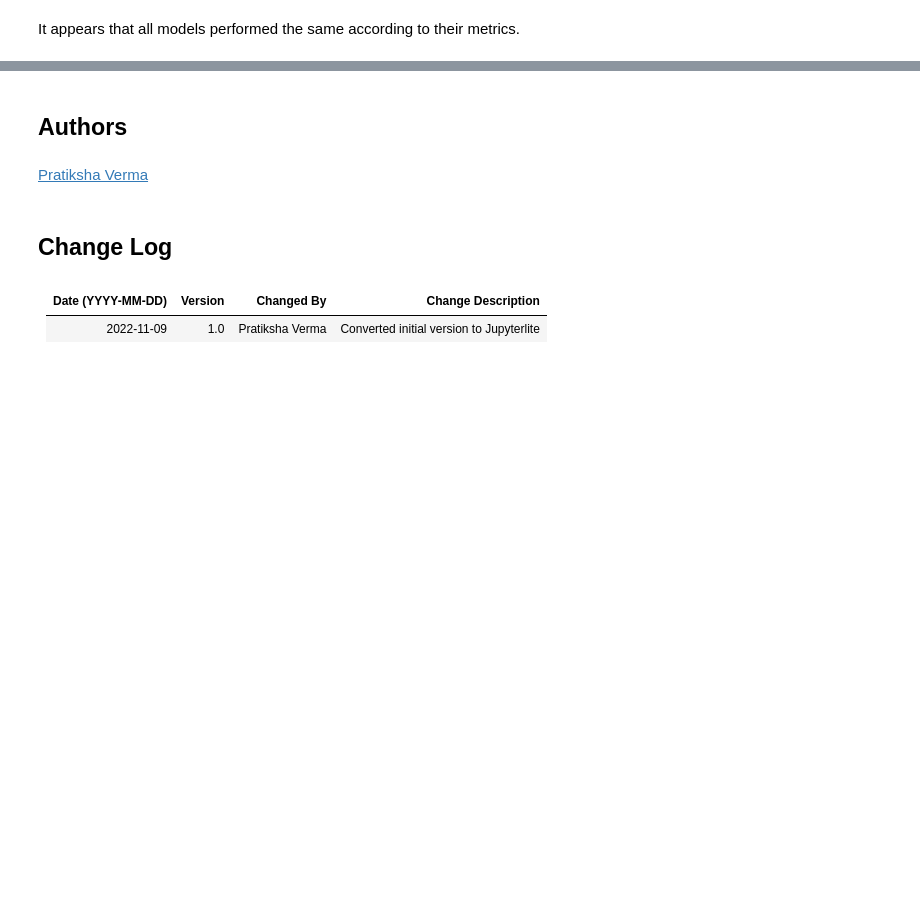
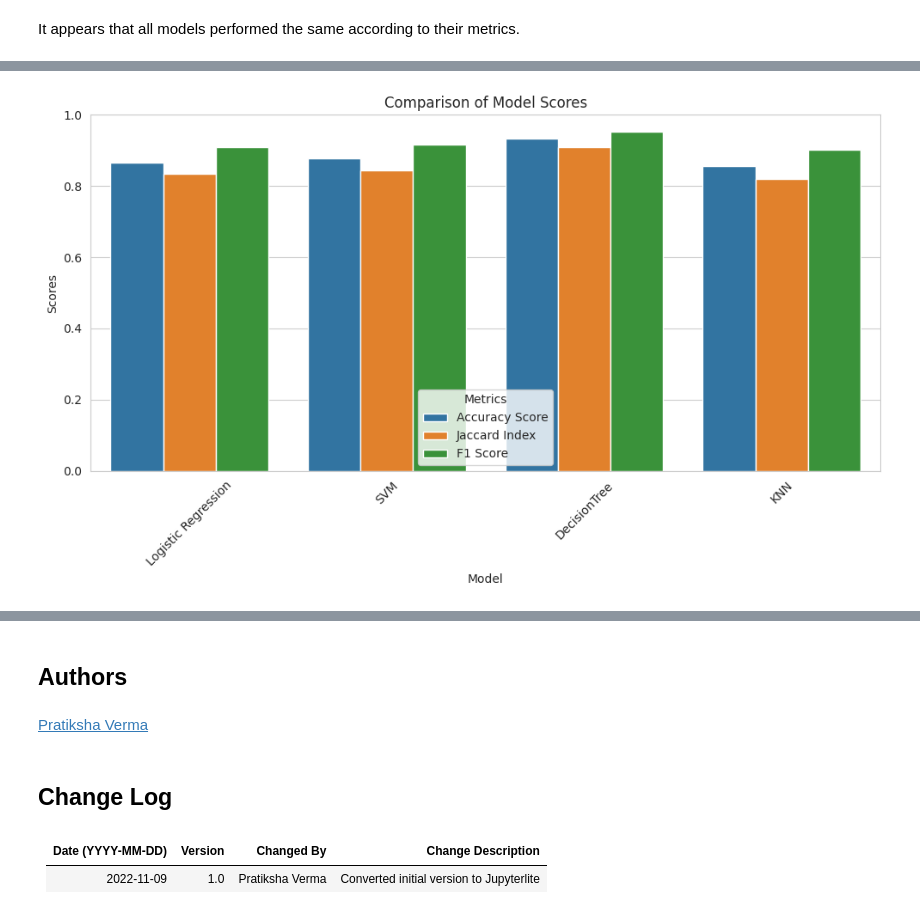
Before and after one commit to Edy-Blau/Applied_Data_Science_Capstone, a Jupyter notebook: SpaceX_Machine Learning Prediction_Part_5.ipynb, the cells around one changed output, grey strips where cells are left out. Cells and saved outputs as stored; diff of their text form; code cells hidden in the pictures; blank space fills up the shorter version.

```diff
--- a/SpaceX_Machine Learning Prediction_Part_5.ipynb
+++ b/SpaceX_Machine Learning Prediction_Part_5.ipynb
@@ -397,2 +399,17 @@ Report
 # %% [markdown]
 It appears that all models performed the same according to their metrics.
+# %%
+# generate a report with metrics using the whole dataset
+Report_All_Data = pd.DataFrame({
+    'Model': ['Logistic Regression', 'SVM', 'DecisionTree', 'KNN'],
+    'Accuracy Score': [logreg_cv.score(X,Y), svm_cv.score(X,Y), tree_cv.score(X,Y), knn_cv.score(X,Y)],
+    'Jaccard Index' : [jaccard_score(Y, logreg_cv.predict(X)),
+                       jaccard_score(Y, svm_cv.predict(X)),
+                       jaccard_score(Y, tree_cv.predict(X)),
+                       jaccard_score(Y, knn_cv.predict(X))],
+    'F1 Score': [f1_score(Y, logreg_cv.predict(X)),
+                f1_score(Y, svm_cv.predict(X)),
+                f1_score(Y, tree_cv.predict(X)),
+                f1_score(Y, knn_cv.predict(X))]
+})
+Report_All_Data
@@ -398,0 +422,16 @@ It appears that all models performed the same according to their metrics.
+# %%
+sns.set_style("whitegrid")
+
+plt.figure(figsize=(10, 6))
+sns.barplot(x='Model', y='value', hue='variable', data=pd.melt(Report_All_Data, ['Model']))
+
+plt.xlabel('Model')
+plt.ylabel('Scores')
+plt.title('Comparison of Model Scores')
+plt.legend(title='Metrics')
+
+plt.xticks(rotation=45)
+plt.tight_layout()
+plt.show()
+# %% [output]
+[figure, added]
```
Also changed, not shown: parts of 8 cells of this notebook.
